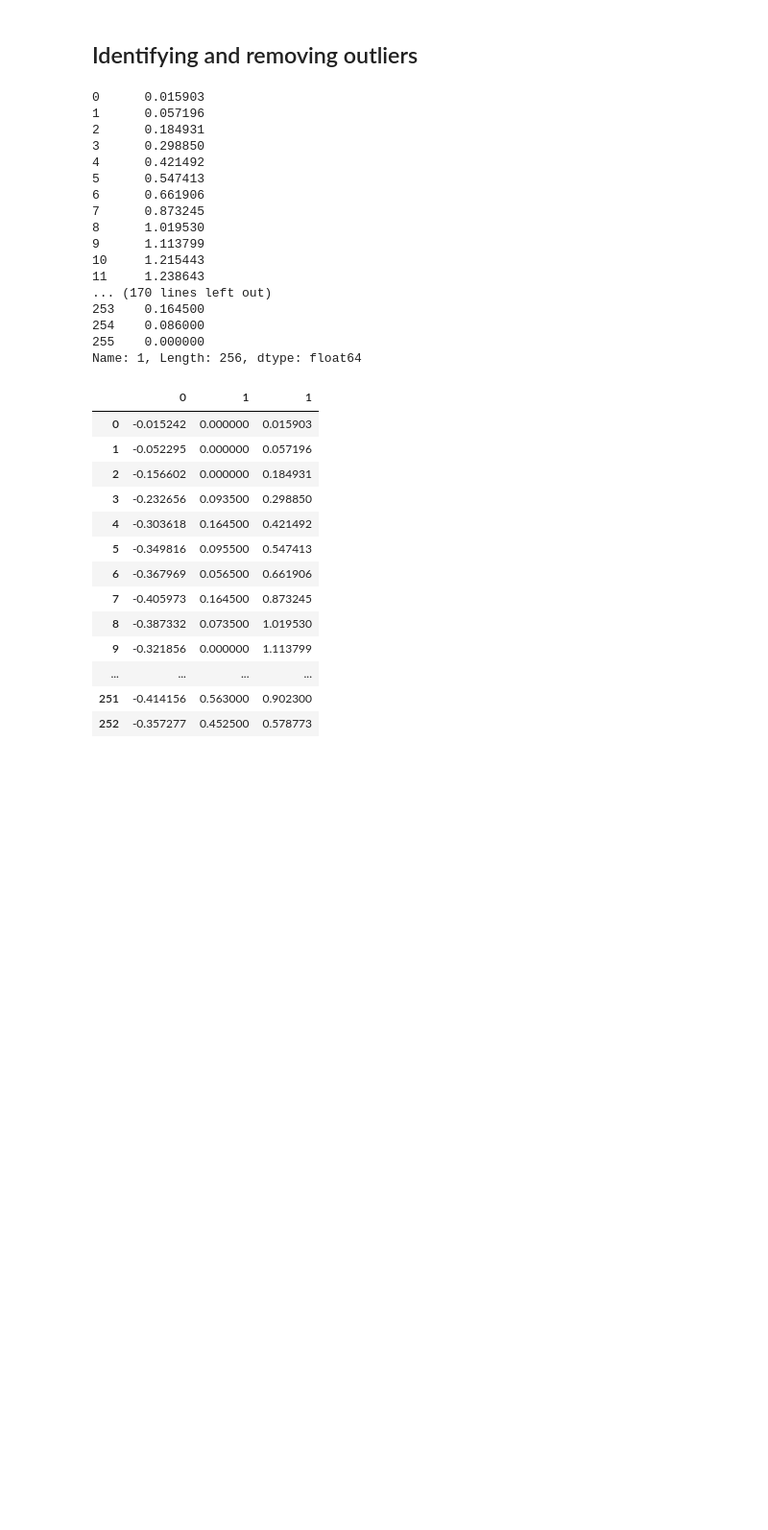
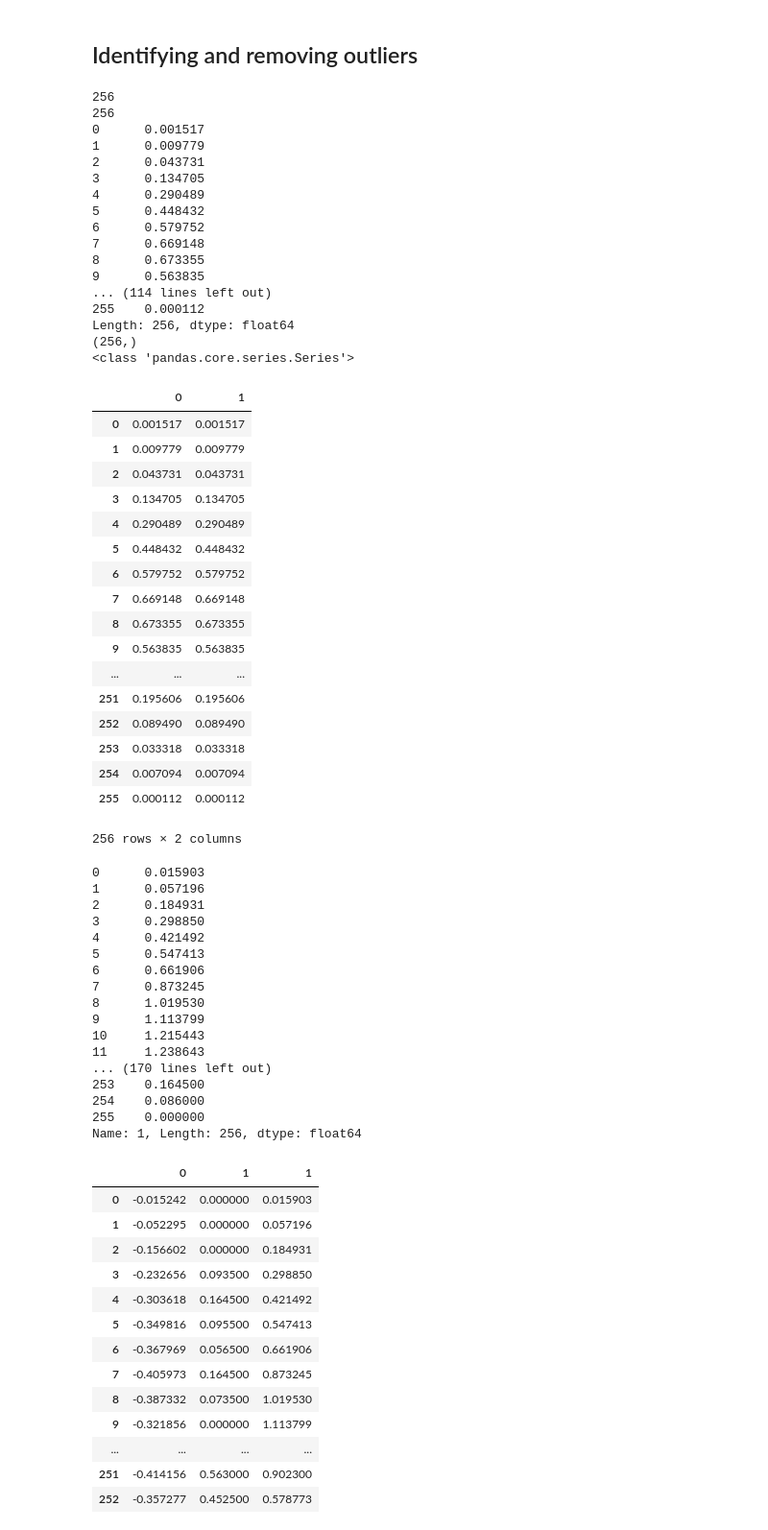
Before and after one commit to r9d9/descript_analysis, a Jupyter notebook: Descriptives_Digits.ipynb, the cells around one changed output. Shown at 96% size. Drawn from its saved outputs; the diff is of its cells as text; code cells hidden in the pictures; blank space fills up the shorter version.

```diff
--- a/Descriptives_Digits.ipynb
+++ b/Descriptives_Digits.ipynb
@@ -48,7 +48,8 @@ plt.show
 ## Useful functions
 # %%
 def get_digit_rows(data,digit):
-    """returns all rows of a given digit"""
+    """returns all rows of a given digit
+        careful: first column (target digit) still included!!!"""
     rows = data[data[0] == float(digit)]
     return pd.DataFrame(rows)
 
@@ -158,6 +159,62 @@ display(stats_df)
 | NrObs | 1194.000000 | 1005.000000 | 731.000000 | 658.000000 | 652.000000 | 556.000000 | 664.000000 | 645.000000 | 542.000000 | 644.000000 |
 # %% [markdown]
 ## Identifying and removing outliers
+# %%
+# testing the .flatten() function
+
+mean_3 = get_digit_stat_array(norm_data,3,"mean")
+vector_mean_3_flattened = pd.Series(mean_3.flatten())
+print(vector_mean_3_flattened.shape[0])
+data_3 = get_digit_rows(norm_data,3).iloc[:,1:]
+vector_mean_3 = data_3.mean()
+vector_mean_3.index = range(vector_mean_3.shape[0])
+print(vector_mean_3.shape[0])
+print(vector_mean_3_flattened)
+print(vector_mean_3_flattened.shape)
+print(type(vector_mean_3_flattened))
+
+print(vector_mean_3)
+print(vector_mean_3.shape)
+print(type(vector_mean_3))
+
+both = pd.concat([vector_mean_3_flattened,vector_mean_3],axis=1)
+display(both)
+# %% [output]
+256
+256
+0      0.001517
+1      0.009779
+2      0.043731
+3      0.134705
+4      0.290489
+5      0.448432
+6      0.579752
+7      0.669148
+8      0.673355
+9      0.563835
+... (114 lines left out)
+255    0.000112
+Length: 256, dtype: float64
+(256,)
+<class 'pandas.core.series.Series'>
+|  | 0 | 1 |
+| 0 | 0.001517 | 0.001517 |
+| 1 | 0.009779 | 0.009779 |
+| 2 | 0.043731 | 0.043731 |
+| 3 | 0.134705 | 0.134705 |
+| 4 | 0.290489 | 0.290489 |
+| 5 | 0.448432 | 0.448432 |
+| 6 | 0.579752 | 0.579752 |
+| 7 | 0.669148 | 0.669148 |
+| 8 | 0.673355 | 0.673355 |
+| 9 | 0.563835 | 0.563835 |
+| ... | ... | ... |
+| 251 | 0.195606 | 0.195606 |
+| 252 | 0.089490 | 0.089490 |
+| 253 | 0.033318 | 0.033318 |
+| 254 | 0.007094 | 0.007094 |
+| 255 | 0.000112 | 0.000112 |
+256 rows × 2 columns
 # %%
 # Identifying outliers: Which pictures (observations) for each digit are very different from the others?
 all_rows = get_digit_rows(norm_data,5).iloc[:,1:]
```
Also changed, not shown: parts of 1 cell of this notebook.
